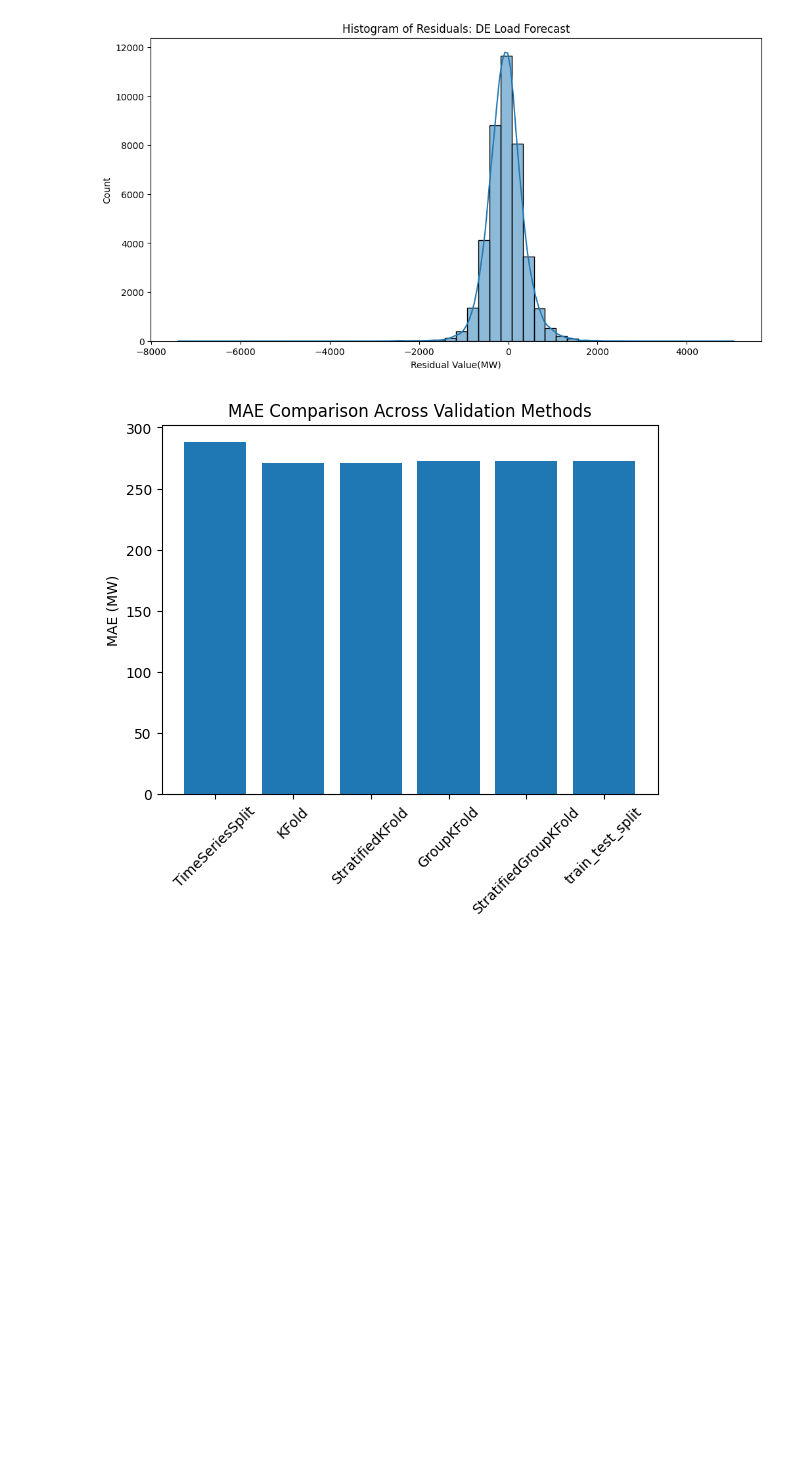
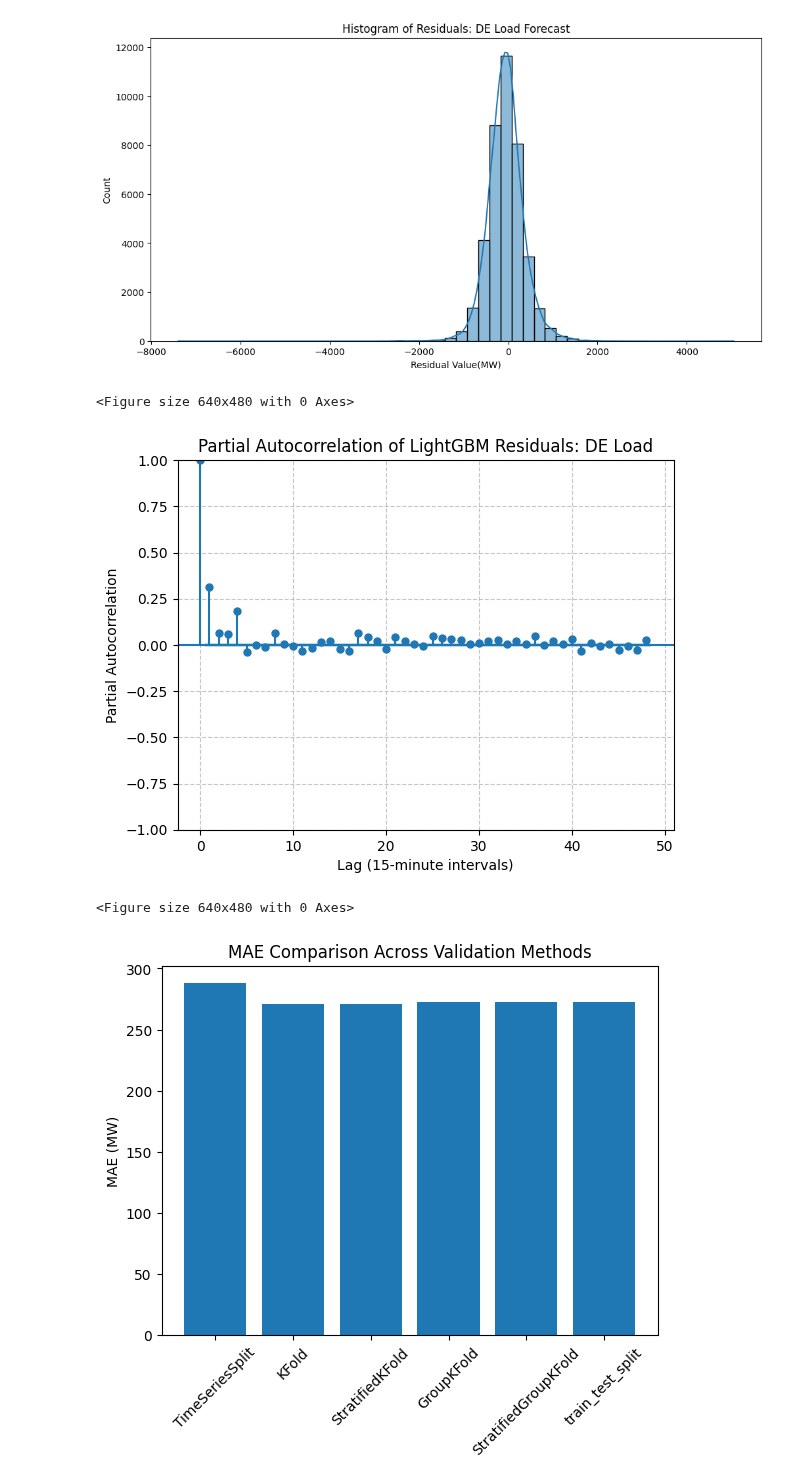
Before and after one commit to Phionanamugga/Energy_Projects, a Jupyter notebook: load_forecasting.ipynb, the cells around one changed output. Saved outputs shown, nothing was run; the diff lists cells and outputs as text; code cells hidden in the pictures; blank space fills up the shorter version.

```diff
--- a/load_forecasting.ipynb
+++ b/load_forecasting.ipynb
@@ -459,6 +459,22 @@ plt.show()
 mlflow.end_run()
 # %% [output]
 [figure]
+# %%
+# Visualization 7: PACF Plot for Residuals
+residuals = y_test - preds
+plt.figure()
+plot_pacf(residuals, lags=48)
+plt.title('Partial Autocorrelation of LightGBM Residuals: DE Load')
+plt.xlabel('Lag (15-minute intervals)')  # X-axis label
+plt.ylabel('Partial Autocorrelation')    # Y-axis label
+plt.grid(True, linestyle='--', alpha=0.7)  # grid for readability
+plt.show()
+plt.savefig(OUTPUT_DIR / 'pacf_residuals.png')
+mlflow.log_artifact(OUTPUT_DIR / 'pacf_residuals.png')
+# %% [output]
+<Figure size 640x480 with 0 Axes>
+[figure, added]
+<Figure size 640x480 with 0 Axes>
 # %%
 plt.figure()
 methods = list(cv_results.keys()) + ['train_test_split']
```
Also changed, not shown: parts of 3 cells of this notebook.
